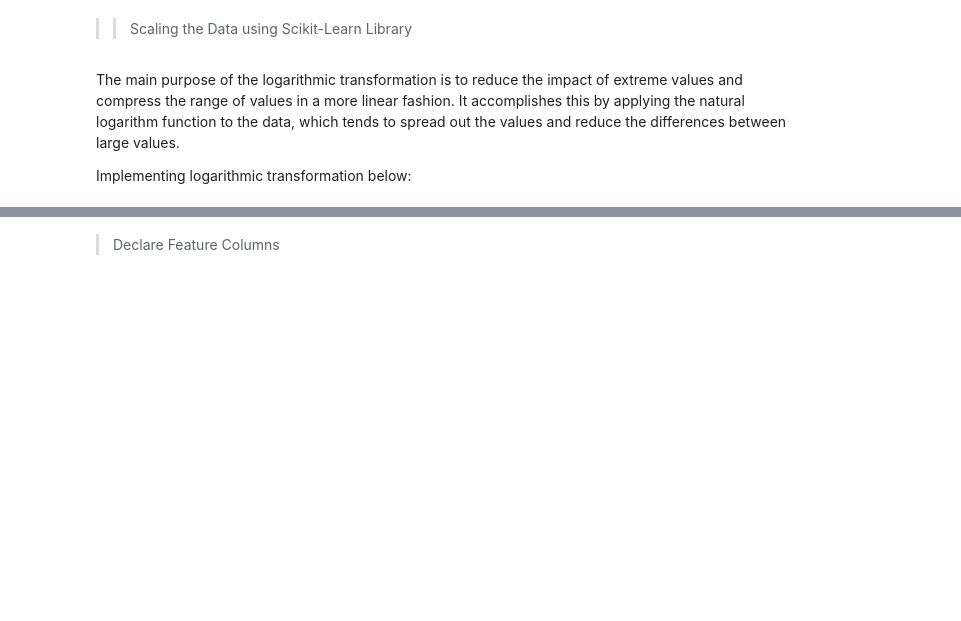
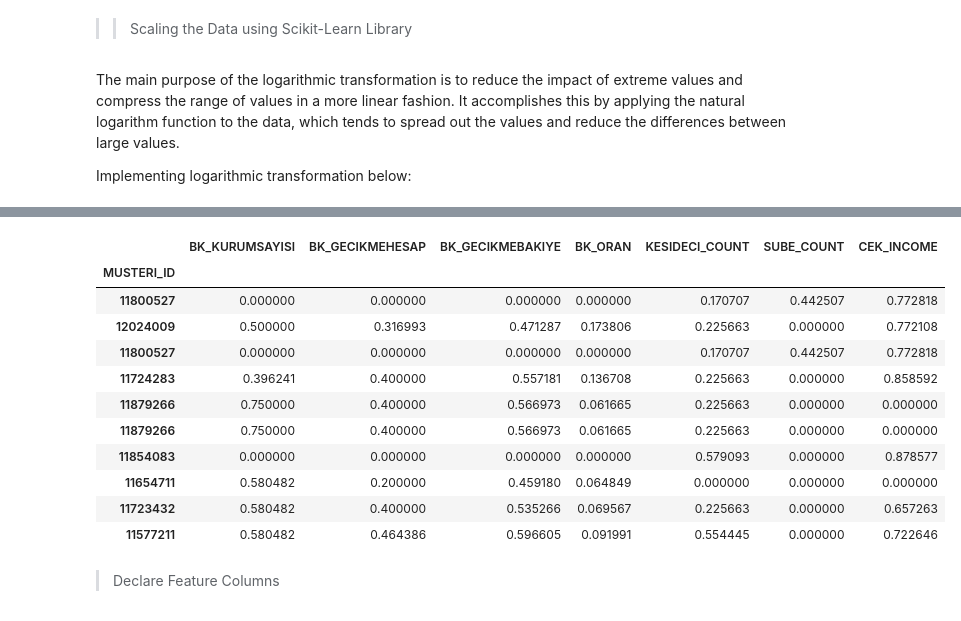
Before and after one commit to EmirhanServeren/factoring-customer-segmentation, a Jupyter notebook: segmentation.ipynb, the cells around one changed output, grey strips where cells are left out. Saved outputs shown, nothing was run; the diff lists cells and outputs as text; code cells hidden in the pictures; blank space fills up the shorter version.

```diff
--- a/segmentation.ipynb
+++ b/segmentation.ipynb
@@ -907,0 +892,4 @@ scaled_gType_data.describe()    # to check whether the scaling is done or not by
+# %%
+# now append scaled versions into main dataframe
+g_company_type= g_company_type_df.copy()
+g_company_type[['BK_GECIKMEBAKIYE', 'BK_GECIKMEHESAP','BK_ORAN', 'CEK_INCOME','BK_KURUMSAYISI','KESIDECI_COUNT','SUBE_COUNT']] = scaled_gType_data[['BK_GECIKMEBAKIYE', 'BK_GECIKMEHESAP','BK_ORAN', 'CEK_INCOME','BK_KURUMSAYISI','KESIDECI_COUNT','SUBE_COUNT']]
@@ -908,3 +902,19 @@ scaled_gType_data.describe()    # to check whether the scaling is done or not by
+# %%
+g_company_type.set_index('MUSTERI_ID', inplace=True)
+g_company_type.head(10)
+# %% [output]
+|  | BK_KURUMSAYISI | BK_GECIKMEHESAP | BK_GECIKMEBAKIYE | BK_ORAN | KESIDECI_COUNT | SUBE_COUNT | CEK_INCOME |
+| MUSTERI_ID |  |  |  |  |  |  |  |
+| 11800527 | 0.000000 | 0.000000 | 0.000000 | 0.000000 | 0.170707 | 0.442507 | 0.772818 |
+| 12024009 | 0.500000 | 0.316993 | 0.471287 | 0.173806 | 0.225663 | 0.000000 | 0.772108 |
+| 11800527 | 0.000000 | 0.000000 | 0.000000 | 0.000000 | 0.170707 | 0.442507 | 0.772818 |
+| 11724283 | 0.396241 | 0.400000 | 0.557181 | 0.136708 | 0.225663 | 0.000000 | 0.858592 |
+| 11879266 | 0.750000 | 0.400000 | 0.566973 | 0.061665 | 0.225663 | 0.000000 | 0.000000 |
+| 11879266 | 0.750000 | 0.400000 | 0.566973 | 0.061665 | 0.225663 | 0.000000 | 0.000000 |
+| 11854083 | 0.000000 | 0.000000 | 0.000000 | 0.000000 | 0.579093 | 0.000000 | 0.878577 |
+| 11654711 | 0.580482 | 0.200000 | 0.459180 | 0.064849 | 0.000000 | 0.000000 | 0.000000 |
+| 11723432 | 0.580482 | 0.400000 | 0.535266 | 0.069567 | 0.225663 | 0.000000 | 0.657263 |
+| 11577211 | 0.580482 | 0.464386 | 0.596605 | 0.091991 | 0.554445 | 0.000000 | 0.722646 |
 # %% [markdown]
 > Declare Feature Columns
 # %%
```
Also changed, not shown: parts of 10 cells of this notebook.
